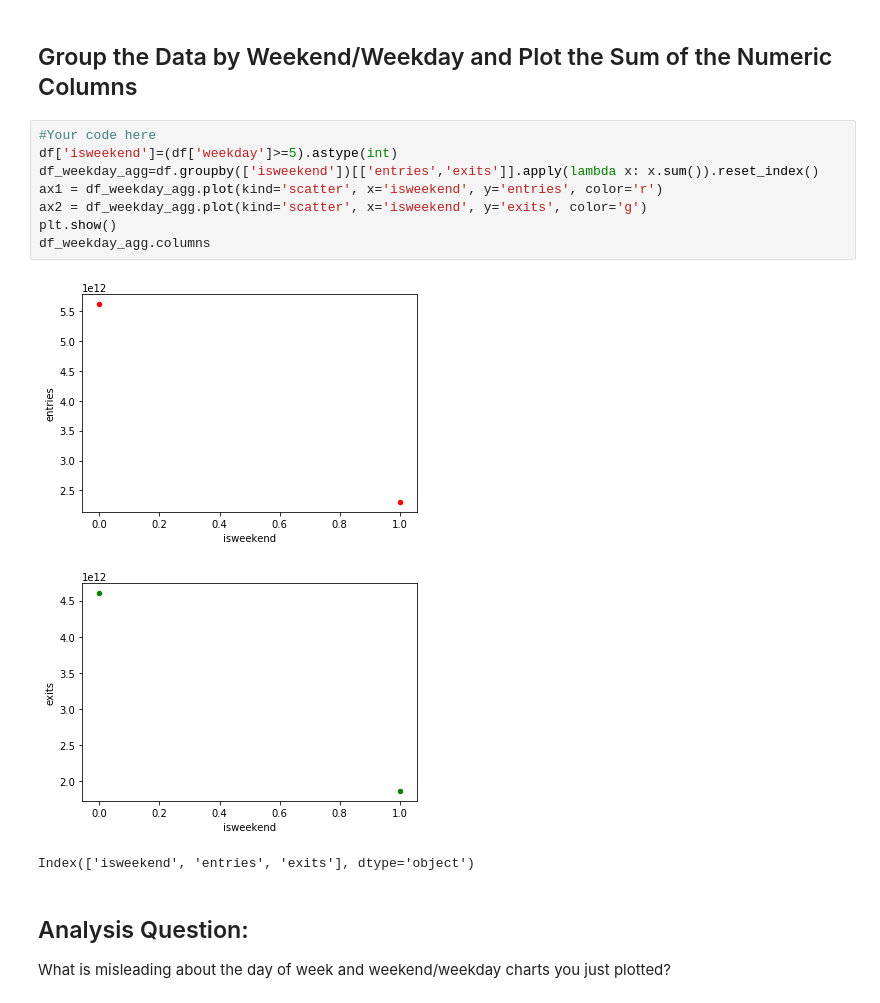
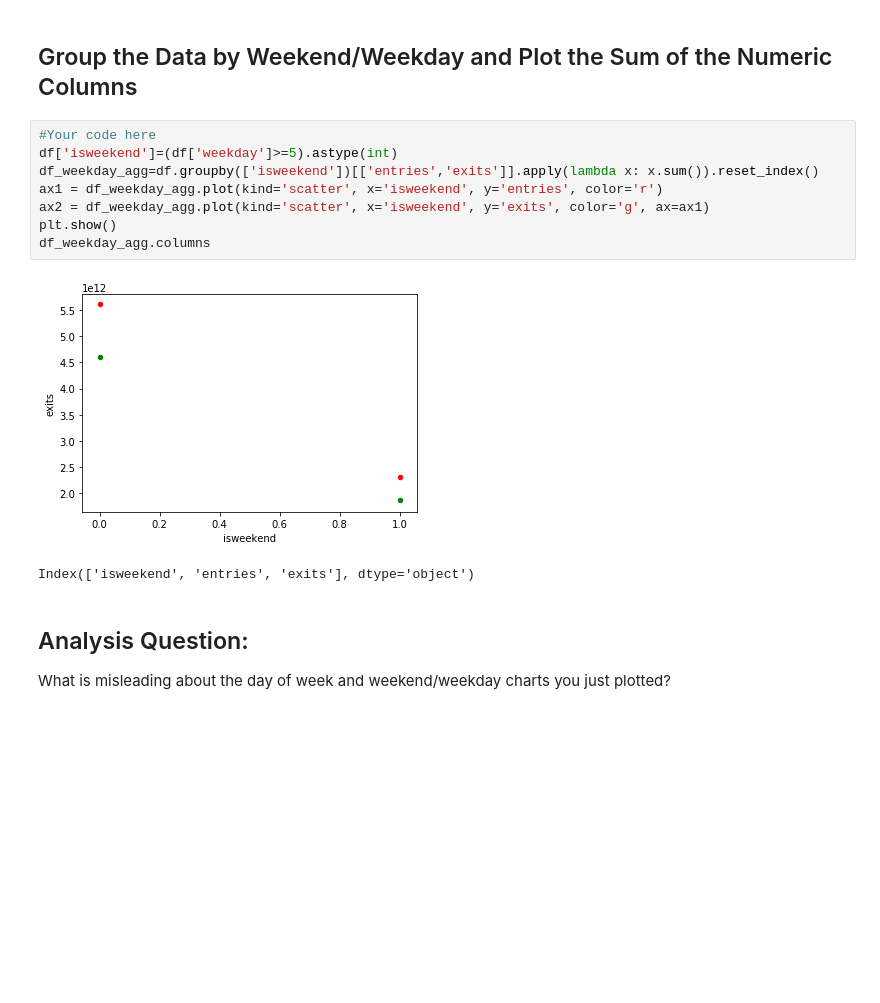
Before and after one commit to powergascan/dsc-pandas-series-and-dataframes-lab-dc-ds-071519, a Jupyter notebook: index.ipynb, the cells around one changed output. Saved outputs shown, nothing was run; the diff lists cells and outputs as text; blank space fills up the shorter version.

```diff
--- a/index.ipynb
+++ b/index.ipynb
@@ -139,14 +139,13 @@ plt.show()
 # %%
 #Your code here
 df['isweekend']=(df['weekday']>=5).astype(int)
 df_weekday_agg=df.groupby(['isweekend'])[['entries','exits']].apply(lambda x: x.sum()).reset_index()
 ax1 = df_weekday_agg.plot(kind='scatter', x='isweekend', y='entries', color='r')
-ax2 = df_weekday_agg.plot(kind='scatter', x='isweekend', y='exits', color='g')
+ax2 = df_weekday_agg.plot(kind='scatter', x='isweekend', y='exits', color='g', ax=ax1)
 plt.show()
 df_weekday_agg.columns
 # %% [output]
-[figure, old version]
+[figure, new version]
-[figure, removed]
 Index(['isweekend', 'entries', 'exits'], dtype='object')
 # %% [markdown]
 ## Analysis Question:
```
